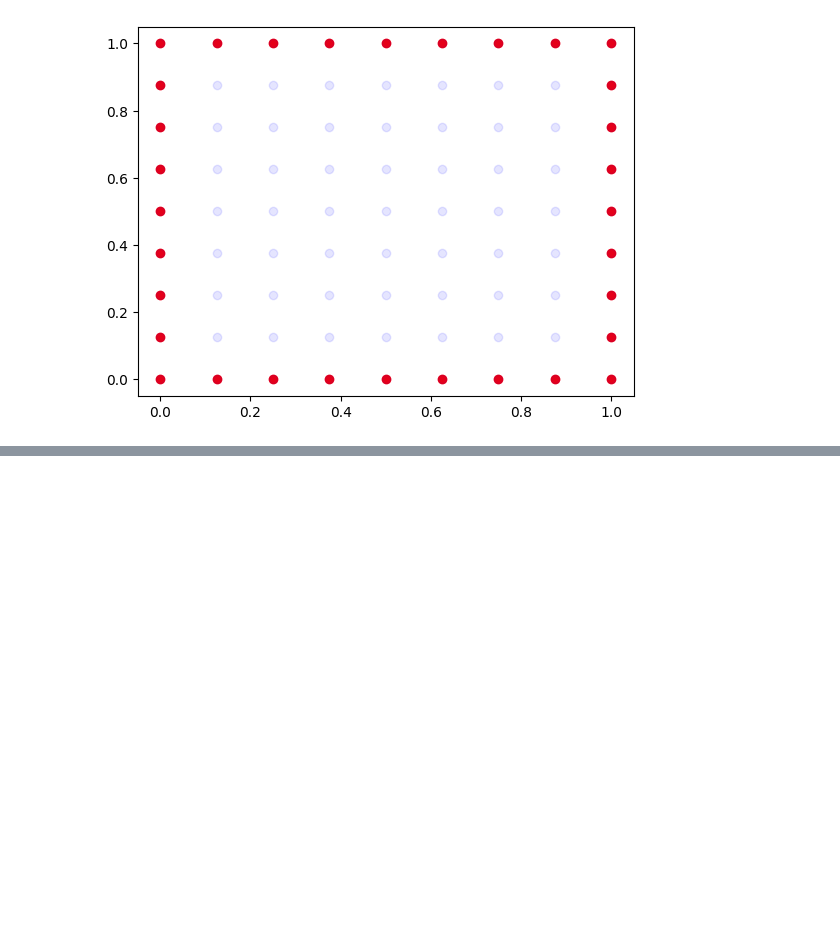
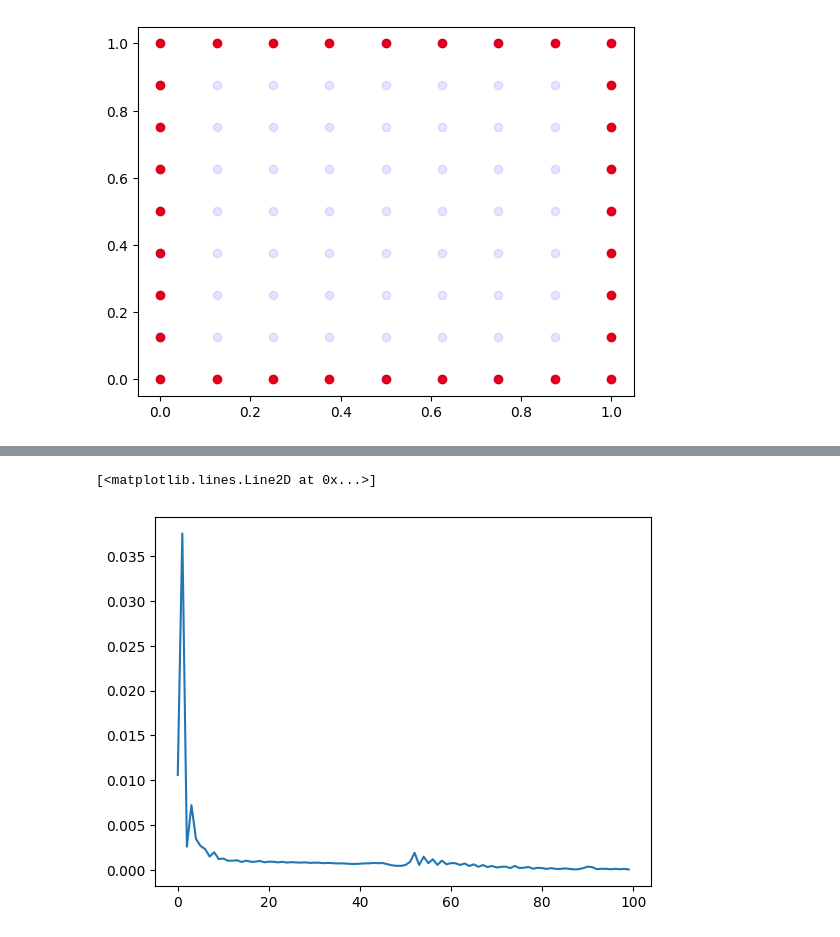
Before and after one commit to sedykh-ag/graphnet, a Jupyter notebook: poisson_main.ipynb, the cells around one changed output, grey strips where cells are left out. Saved outputs shown, nothing was run; the diff lists cells and outputs as text; code cells hidden in the pictures; blank space fills up the shorter version.

Commit message:
poisson do-nothing solved

```diff
--- a/poisson_main.ipynb
+++ b/poisson_main.ipynb
@@ -42,14 +38,14 @@ receivers_pos = geometry[receivers]
 mesh_distances = torch.sqrt((senders_pos[:, 0] - receivers_pos[:, 0])**2 + (senders_pos[:, 1] - receivers_pos[:, 1])**2)
 
 # create edge set
-edgeset = EdgeSet(senders, receivers, mesh_distances)
+edgeset = EdgeSet(senders.to(device), receivers.to(device), mesh_distances.to(device).view(-1, 1))
 
 # create node features
 node_types = F.one_hot(on_boundary(geometry).long())
 node_features = torch.cat([node_types, func], dim=1)
 
 # create graph
-graph = MultiGraph(node_features, edgeset)
+graph = MultiGraph(node_features.to(device), edgeset)
 # %%
 # visualise nodes with their types
 x_b, y_b = torch.unbind(geometry[on_boundary(geometry)], dim=1)
@@ -93,0 +83,31 @@ Falling back to a static output.
+# %%
+# let's try to do nothing at first
+def train(model, epochs):
+    loss_history = []
+
+    loss_func = nn.MSELoss()
+    optimizer = torch.optim.Adam(model.parameters(), lr=0.001)
+
+
+    for epoch in range(epochs):
+        graph_init = graph
+
+        node_features_exact = graph.node_features[:, -1]  # get only scalar node_features (without one-hot enc)
+        node_features_pred = model.forward(graph_init).flatten()
+
+        loss = loss_func(node_features_pred, node_features_exact)
+
+        optimizer.zero_grad()
+        loss.backward()
+        optimizer.step()
+
+        print(f"epoch: {epoch+1}, loss: {loss.item()}")
+        loss_history.append(loss.item())
+
+    return loss_history
+# %%
+# define graphnet model
+model = GraphNet(message_passing_steps=15)
+# %%
+# train graphnet model
+loss_history = train(model, epochs=100)
@@ -93,0 +132,5 @@ Falling back to a static output.
+# %%
+plt.plot(loss_history)
+# %% [output]
+[<matplotlib.lines.Line2D at 0x...>]
+[figure, added]
```
Also changed, not shown: parts of 6 cells of this notebook, 3 other files.
